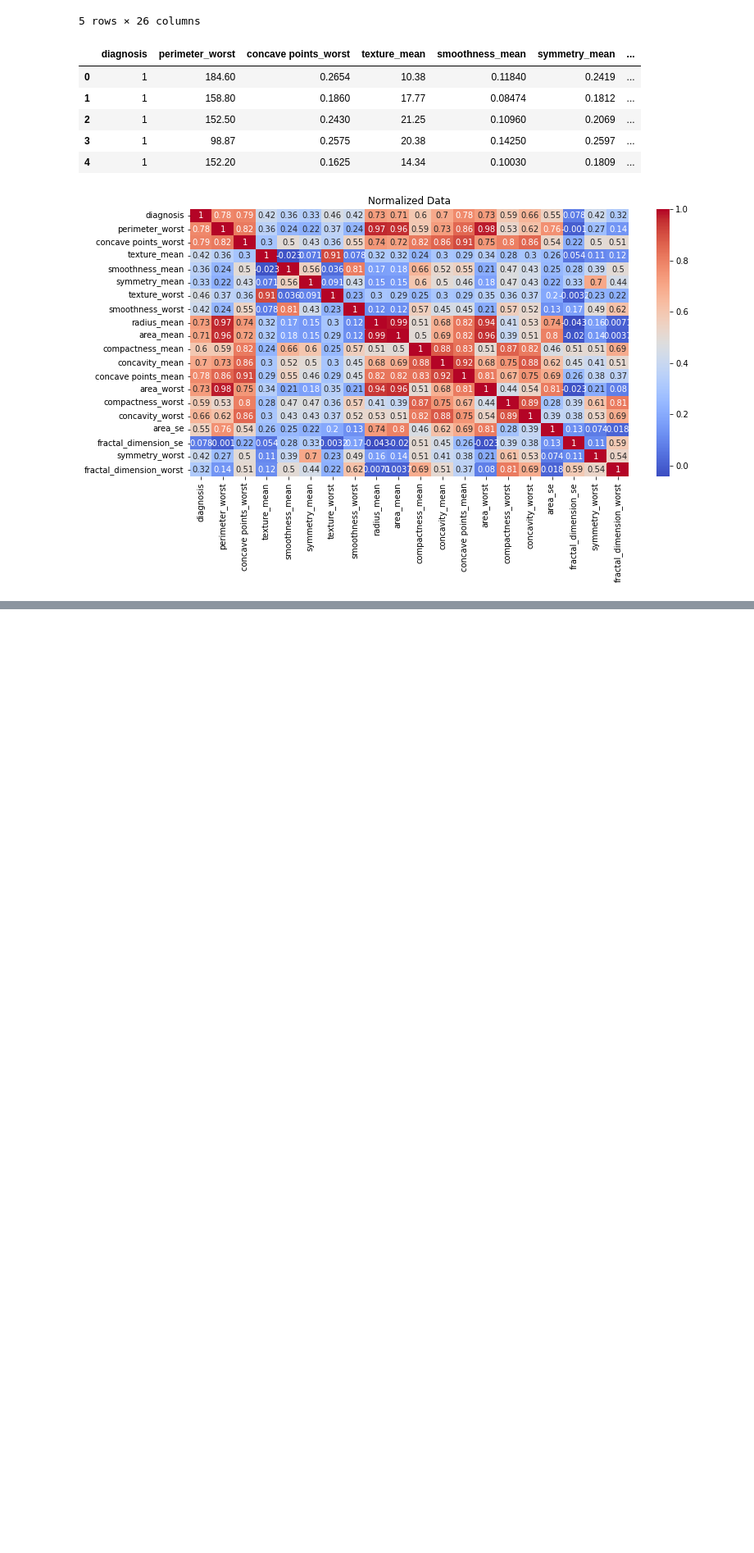
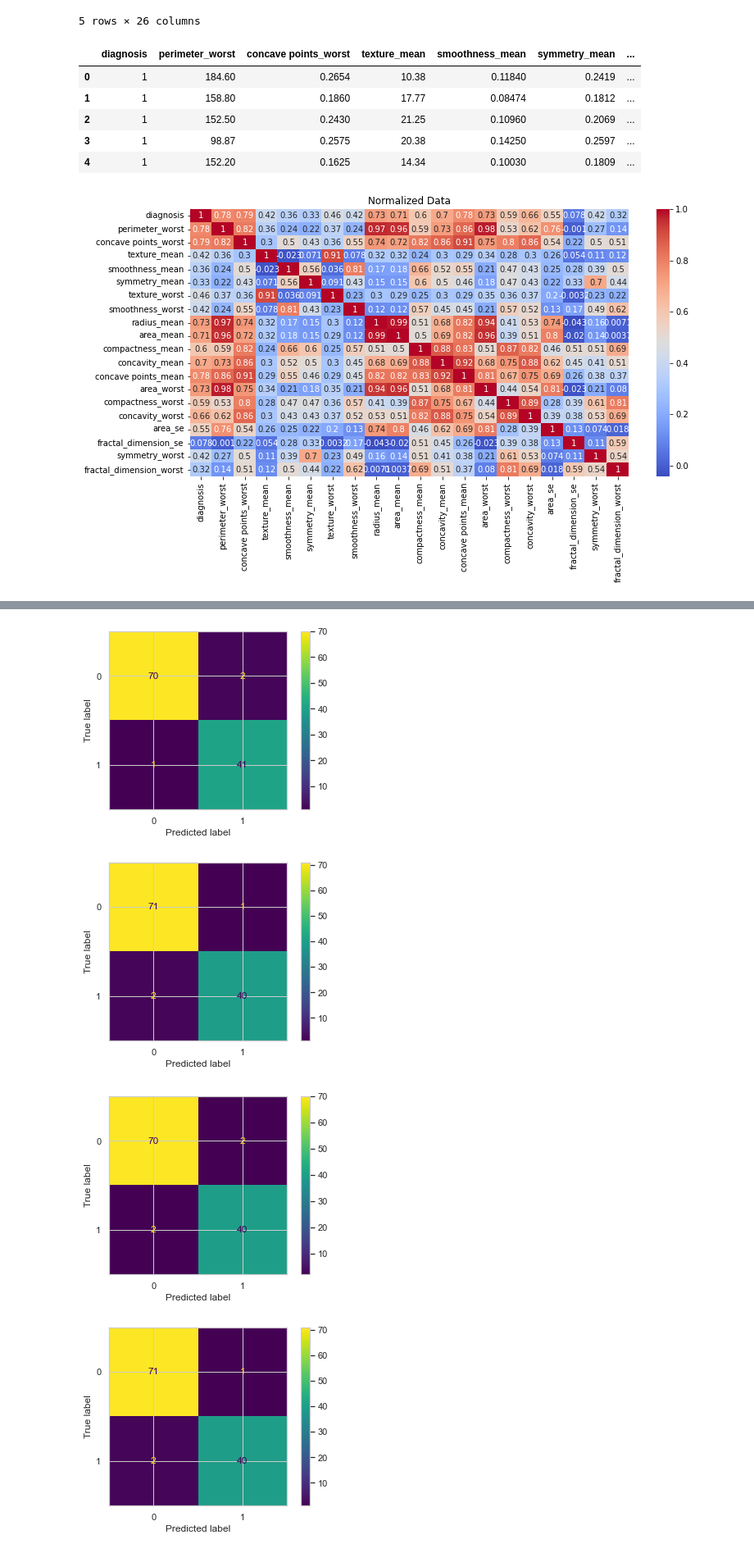
Before and after one commit to muhammed-oztel/CSE4088_ML_Term_Project, a Jupyter notebook: data.ipynb, the cells around one changed output, grey strips where cells are left out. Shown at 82% size. Saved outputs shown, nothing was run; the diff lists cells and outputs as text; code cells hidden in the pictures; blank space fills up the shorter version.

```diff
--- a/data.ipynb
+++ b/data.ipynb
@@ -197,0 +216,17 @@ ax = sns.barplot(x="models", y="scores", data=df, hue="scores")
+# %%
+for i in range(len(clfs_20)):
+    clfs_20[i].fit(X_train20, y_train20)
+    clfs_20[i].score(x_20, y_20)
+    y_pred = clfs_20[i].predict(X_test20)
+    cm = display_cm(y_test20, y_pred)
+
+
+    # clfs_cor[i].fit(X_train_cor, y_train_cor)
+    # clfs_cor[i].score(x, y)
+    # y_pred = clfs_cor[i].predict(X_test_cor)
+    # cm = display_cm(y_test_cor, y_pred)
+# %% [output]
+[figure, added]
+[figure, added]
+[figure, added]
+[figure, added]
```
Also changed, not shown: parts of 6 cells of this notebook.
